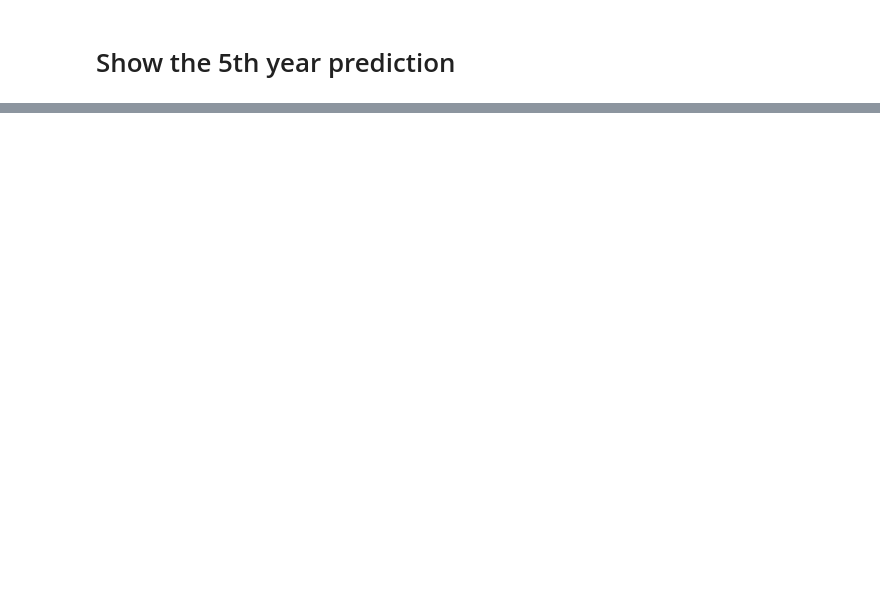
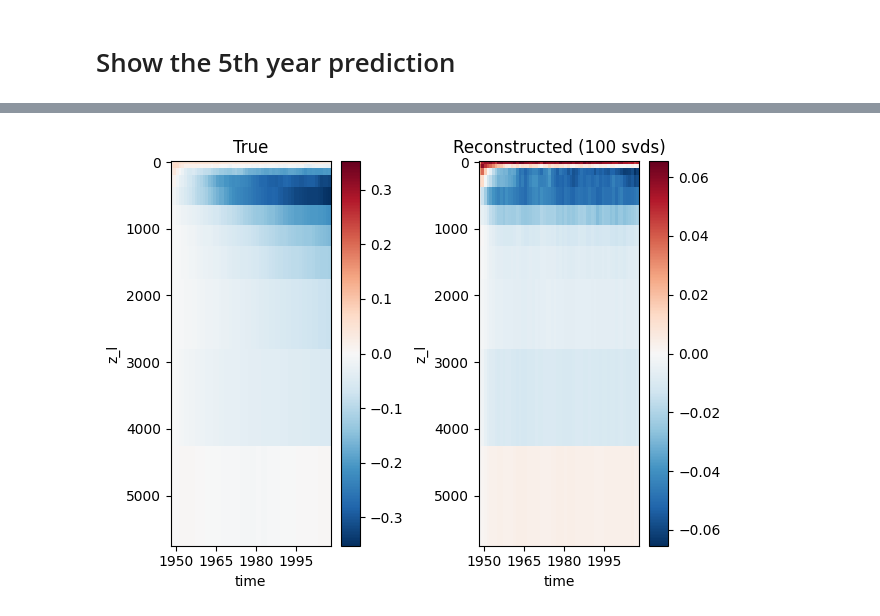
Before and after one commit to m2lines/calibration-MOM6, a Jupyter notebook: notebooks/linear-response-model.ipynb, the cells around one changed output, grey strips where cells are left out. Saved outputs shown, nothing was run; the diff lists cells and outputs as text; code cells hidden in the pictures; blank space fills up the shorter version.

```diff
--- a/notebooks/linear-response-model.ipynb
+++ b/notebooks/linear-response-model.ipynb
@@ -272,0 +302,14 @@ np.max(np.abs(np.linalg.eig(M).eigenvalues))
+# %%
+plt.subplot(1,2,1)
+ave2d(ann-control, param)[0:60].plot(x='time')
+plt.gca().invert_yaxis()
+plt.title('True')
+plt.subplot(1,2,2)
+ave2d(control_m_ann_svd10, param)[0:60].plot(x='time')
+plt.gca().invert_yaxis()
+plt.title('Reconstructed (100 svds)')
+
+plt.tight_layout()
+#plt.savefig('AIF-reconstruction.pdf')
+# %% [output]
+[figure, added]
```
Also changed, not shown: parts of 29 cells of this notebook, 1 other file.
